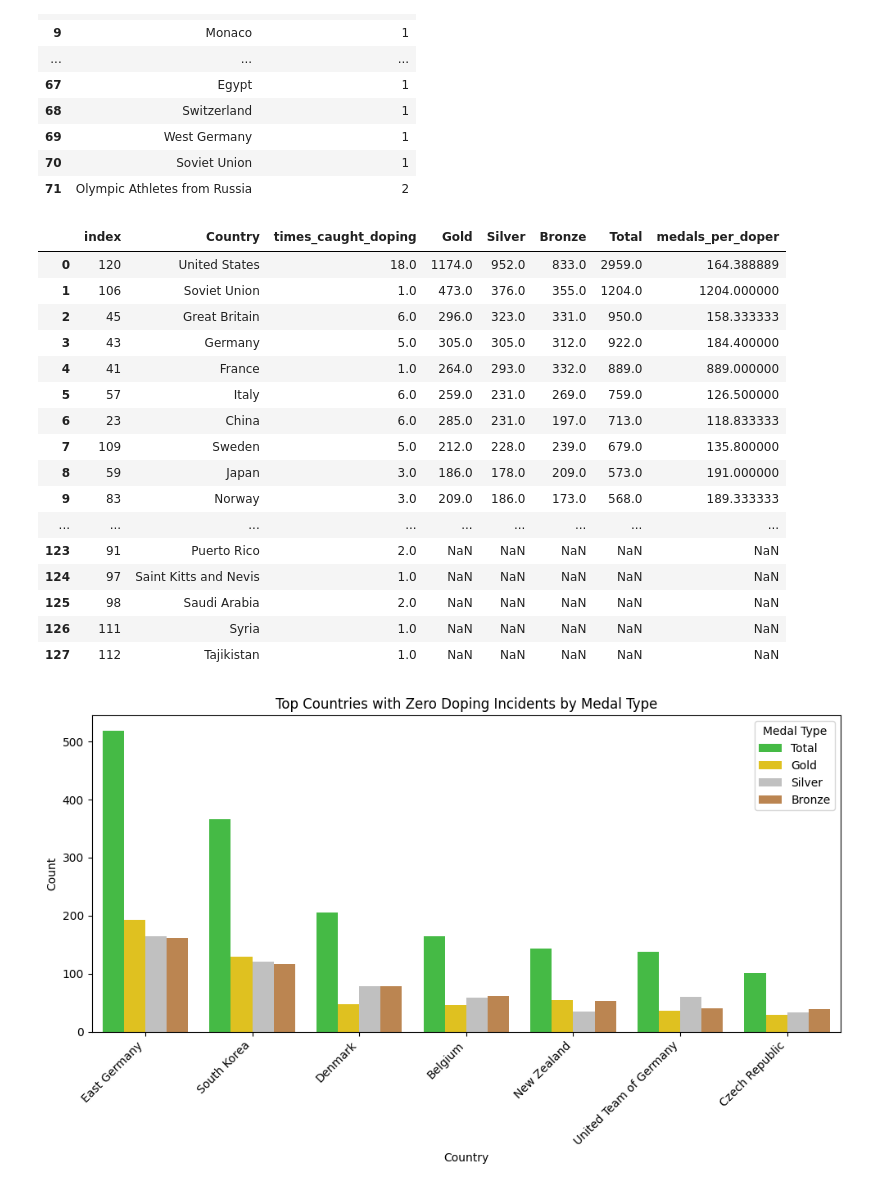
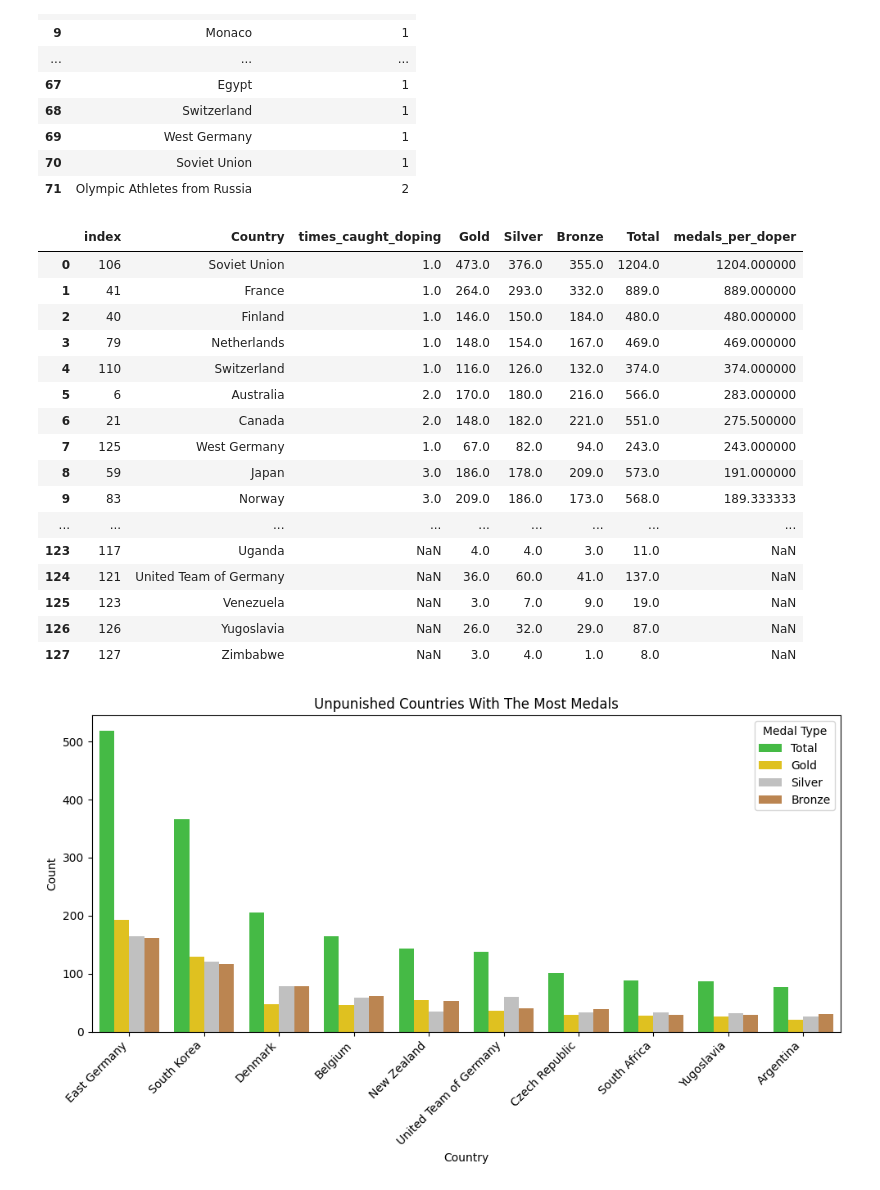
Before and after one commit to stocktonsmith/cs5830_project3, a Jupyter notebook: project3.ipynb, the cells around one changed output. Saved outputs shown, nothing was run; the diff lists cells and outputs as text; code cells hidden in the pictures.

```diff
--- a/project3.ipynb
+++ b/project3.ipynb
@@ -87,52 +87,52 @@ country_medals_df = pd.DataFrame(country_medals).T.reset_index()
 country_medals_df.columns = ['Country', 'Gold', 'Silver', 'Bronze', 'Total']
 all_data = pd.merge(country_dope_counts, country_medals_df, on='Country', how='outer')
 all_data['medals_per_doper'] = all_data['Total'] / all_data['times_caught_doping']
-all_data = all_data.sort_values(by='Total', ascending=False).reset_index()
+all_data = all_data.sort_values(by='medals_per_doper', ascending=False).reset_index()
 display(all_data)
 # %% [output]
 |  | index | Country | times_caught_doping | Gold | Silver | Bronze | Total | medals_per_doper |
-| 0 | 120 | United States | 18.0 | 1174.0 | 952.0 | 833.0 | 2959.0 | 164.388889 |
-| 1 | 106 | Soviet Union | 1.0 | 473.0 | 376.0 | 355.0 | 1204.0 | 1204.000000 |
-| 2 | 45 | Great Britain | 6.0 | 296.0 | 323.0 | 331.0 | 950.0 | 158.333333 |
-| 3 | 43 | Germany | 5.0 | 305.0 | 305.0 | 312.0 | 922.0 | 184.400000 |
-| 4 | 41 | France | 1.0 | 264.0 | 293.0 | 332.0 | 889.0 | 889.000000 |
-| 5 | 57 | Italy | 6.0 | 259.0 | 231.0 | 269.0 | 759.0 | 126.500000 |
-| 6 | 23 | China | 6.0 | 285.0 | 231.0 | 197.0 | 713.0 | 118.833333 |
-| 7 | 109 | Sweden | 5.0 | 212.0 | 228.0 | 239.0 | 679.0 | 135.800000 |
+| 0 | 106 | Soviet Union | 1.0 | 473.0 | 376.0 | 355.0 | 1204.0 | 1204.000000 |
+| 1 | 41 | France | 1.0 | 264.0 | 293.0 | 332.0 | 889.0 | 889.000000 |
+| 2 | 40 | Finland | 1.0 | 146.0 | 150.0 | 184.0 | 480.0 | 480.000000 |
+| 3 | 79 | Netherlands | 1.0 | 148.0 | 154.0 | 167.0 | 469.0 | 469.000000 |
+| 4 | 110 | Switzerland | 1.0 | 116.0 | 126.0 | 132.0 | 374.0 | 374.000000 |
+| 5 | 6 | Australia | 2.0 | 170.0 | 180.0 | 216.0 | 566.0 | 283.000000 |
+| 6 | 21 | Canada | 2.0 | 148.0 | 182.0 | 221.0 | 551.0 | 275.500000 |
+| 7 | 125 | West Germany | 1.0 | 67.0 | 82.0 | 94.0 | 243.0 | 243.000000 |
 | 8 | 59 | Japan | 3.0 | 186.0 | 178.0 | 209.0 | 573.0 | 191.000000 |
 | 9 | 83 | Norway | 3.0 | 209.0 | 186.0 | 173.0 | 568.0 | 189.333333 |
 | ... | ... | ... | ... | ... | ... | ... | ... | ... |
-| 123 | 91 | Puerto Rico | 2.0 | NaN | NaN | NaN | NaN | NaN |
-| 124 | 97 | Saint Kitts and Nevis | 1.0 | NaN | NaN | NaN | NaN | NaN |
-| 125 | 98 | Saudi Arabia | 2.0 | NaN | NaN | NaN | NaN | NaN |
-| 126 | 111 | Syria | 1.0 | NaN | NaN | NaN | NaN | NaN |
-| 127 | 112 | Tajikistan | 1.0 | NaN | NaN | NaN | NaN | NaN |
+| 123 | 117 | Uganda | NaN | 4.0 | 4.0 | 3.0 | 11.0 | NaN |
+| 124 | 121 | United Team of Germany | NaN | 36.0 | 60.0 | 41.0 | 137.0 | NaN |
+| 125 | 123 | Venezuela | NaN | 3.0 | 7.0 | 9.0 | 19.0 | NaN |
+| 126 | 126 | Yugoslavia | NaN | 26.0 | 32.0 | 29.0 | 87.0 | NaN |
+| 127 | 127 | Zimbabwe | NaN | 3.0 | 4.0 | 1.0 | 8.0 | NaN |
 # %%
 import seaborn as sns
 import matplotlib.pyplot as plt
 
 zero_dope_countries = all_data[all_data['times_caught_doping'].isna()]
 #display(zero_dope_countries)
 
 # Bar graph will have separate columns for each medal type
-top_countries = zero_dope_countries.nlargest(7, 'Total')
+top_countries = zero_dope_countries.nlargest(10, 'Total')
 columns_to_keep = ['Country', 'Total', 'Gold', 'Silver', 'Bronze']
 top_countries_medals = top_countries[columns_to_keep]
 melted_df = top_countries_medals.melt(id_vars='Country', var_name='Medal', value_name='Count')
 
 # Create the bar plot
 plt.figure(figsize=(10, 6))
 medal_colors = {'Gold': 'gold', 'Silver': 'silver', 'Bronze': 'peru', 'Total': 'limegreen'}
 sns.barplot(x='Country', y='Count', hue='Medal', data=melted_df, palette=medal_colors)
-plt.title('Top Countries with Zero Doping Incidents by Medal Type')
+plt.title('Unpunished Countries With The Most Medals')
 plt.xlabel('Country')
 plt.ylabel('Count')
 plt.xticks(rotation=45, ha='right')  # Rotate x-axis labels for better readability
 plt.tight_layout()  # Adjust layout to prevent clipping of labels
 plt.legend(title='Medal Type')
 plt.show()
 # %% [output]
-[figure, old version]
+[figure, new version]
 # %%
 from scipy.stats import pearsonr
 
```
Also changed, not shown: parts of 2 cells of this notebook.
